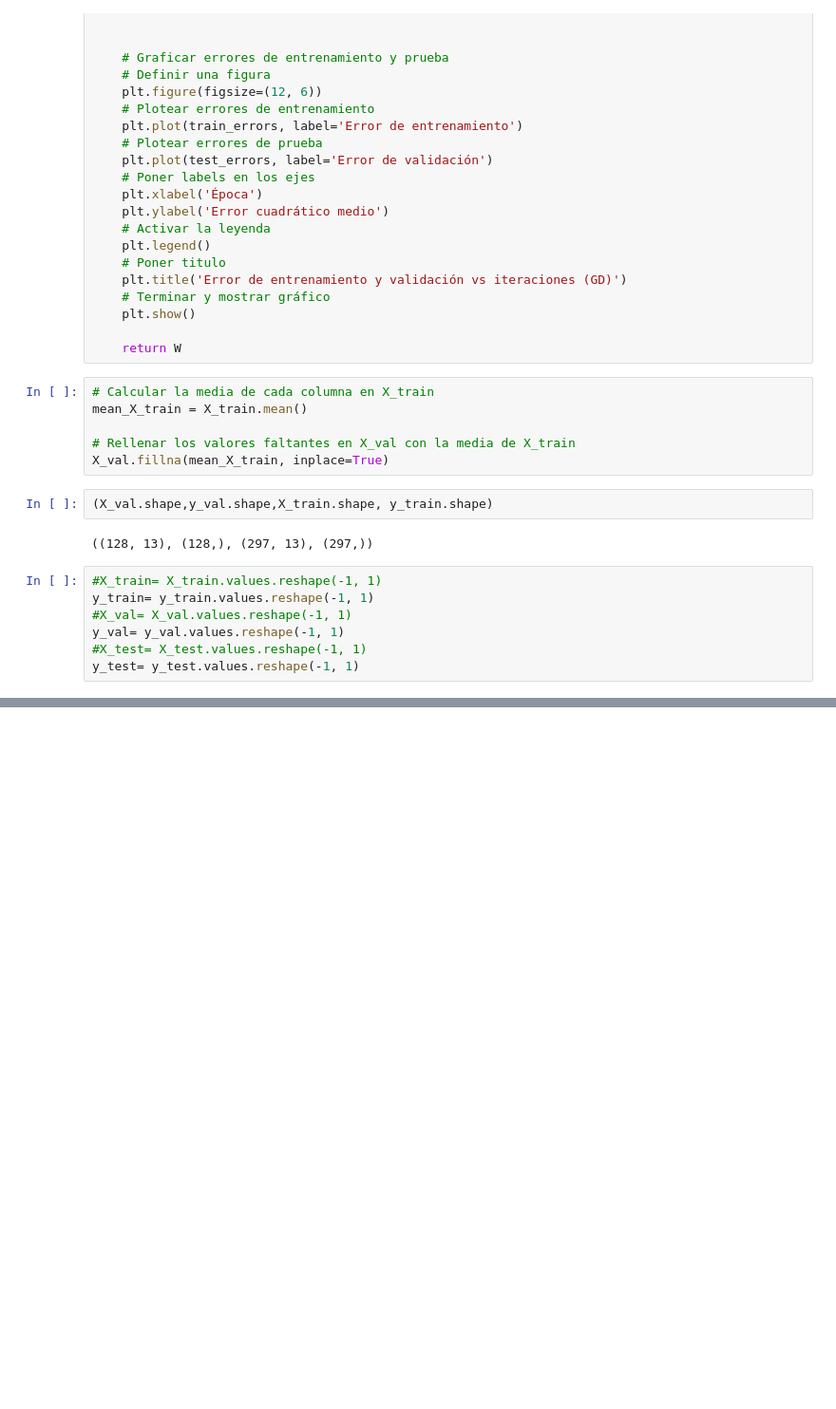
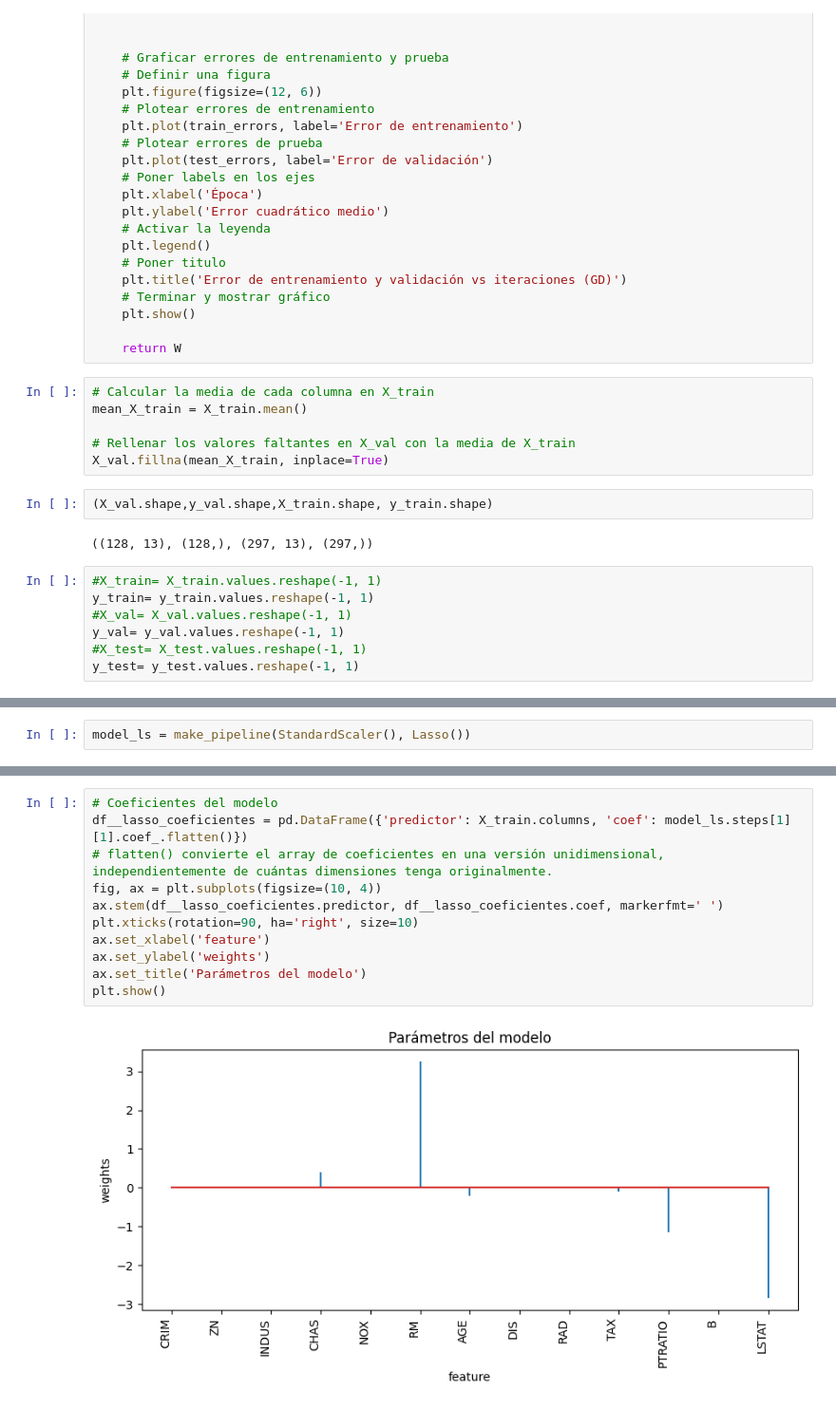
Before and after one commit to julilc/AA1-TUIA-LopezCeratto-RodriguezGrino-Slepoy, a Jupyter notebook: TP-regresion-AA1.ipynb, the cells around one changed output, grey strips where cells are left out. Shown at 95% size. Drawn from its saved outputs; the diff is of its cells as text; blank space fills up the shorter version.

```diff
--- a/TP-regresion-AA1.ipynb
+++ b/TP-regresion-AA1.ipynb
@@ -479,0 +465,2 @@ array([[-0.61002305],
+# %%
+model_ls = make_pipeline(StandardScaler(), Lasso())
@@ -479,0 +478,13 @@ array([[-0.61002305],
+# %%
+# Coeficientes del modelo
+df__lasso_coeficientes = pd.DataFrame({'predictor': X_train.columns, 'coef': model_ls.steps[1][1].coef_.flatten()})
+# flatten() convierte el array de coeficientes en una versión unidimensional, independientemente de cuántas dimensiones tenga originalmente.
+fig, ax = plt.subplots(figsize=(10, 4))
+ax.stem(df__lasso_coeficientes.predictor, df__lasso_coeficientes.coef, markerfmt=' ')
+plt.xticks(rotation=90, ha='right', size=10)
+ax.set_xlabel('feature')
+ax.set_ylabel('weights')
+ax.set_title('Parámetros del modelo')
+plt.show()
+# %% [output]
+[figure, added]
```
Also changed, not shown: parts of 31 cells of this notebook.
